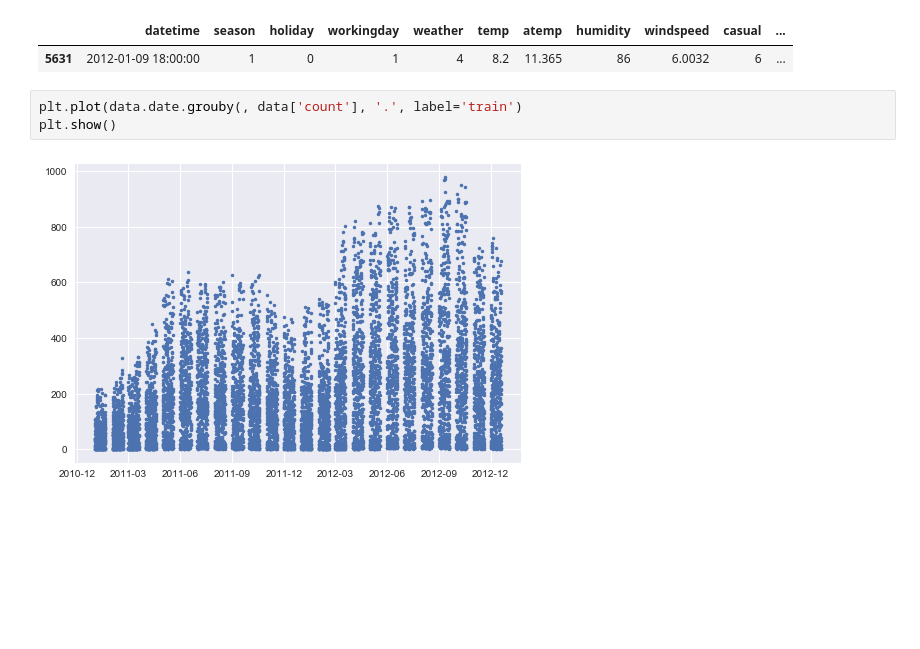
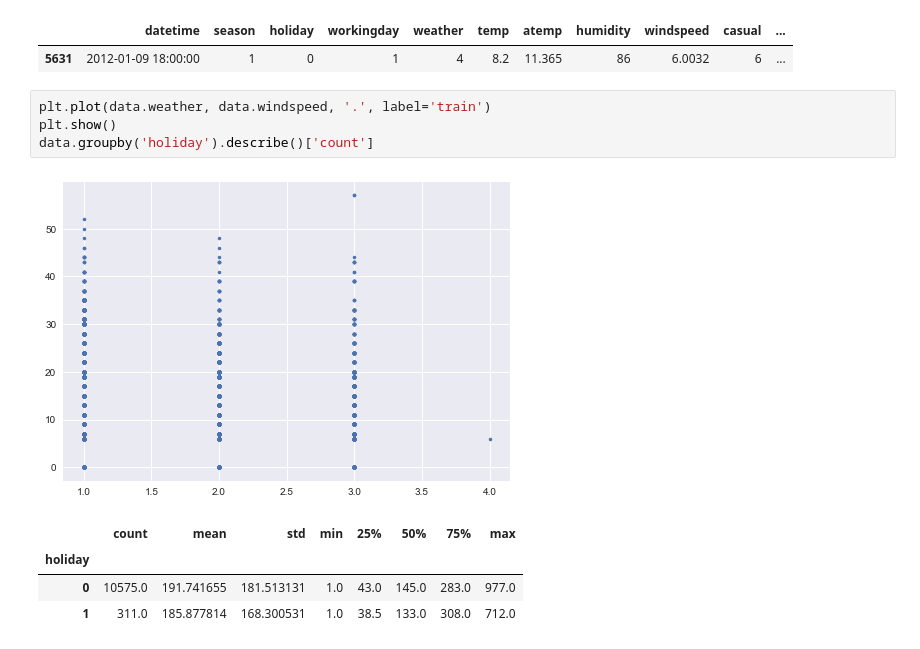
Before and after one commit to dkimpara/BikeShareKaggle, a Jupyter notebook: DataExploration.ipynb, the cells around one changed output. Saved outputs shown, nothing was run; the diff lists cells and outputs as text; blank space fills up the shorter version.

Commit message:
continued data exp

```diff
--- a/DataExploration.ipynb
+++ b/DataExploration.ipynb
@@ -85,7 +91,12 @@ data[data['weather'] == 4] #interesting... only one hour from all the data is cl
 |  | datetime | season | holiday | workingday | weather | temp | atemp | humidity | windspeed | casual | ... |
 | 5631 | 2012-01-09 18:00:00 | 1 | 0 | 1 | 4 | 8.2 | 11.365 | 86 | 6.0032 | 6 | ... |
 # %%
-plt.plot(data.date.grouby(, data['count'], '.', label='train')
+plt.plot(data.weather, data.windspeed, '.', label='train')
 plt.show()
+data.groupby('holiday').describe()['count']
 # %% [output]
-[figure, old version]
+[figure, new version]
+|  | count | mean | std | min | 25% | 50% | 75% | max |
+| holiday |  |  |  |  |  |  |  |  |
+| 0 | 10575.0 | 191.741655 | 181.513131 | 1.0 | 43.0 | 145.0 | 283.0 | 977.0 |
+| 1 | 311.0 | 185.877814 | 168.300531 | 1.0 | 38.5 | 133.0 | 308.0 | 712.0 |
```
Also changed, not shown: parts of 2 cells of this notebook, 1 other file.
